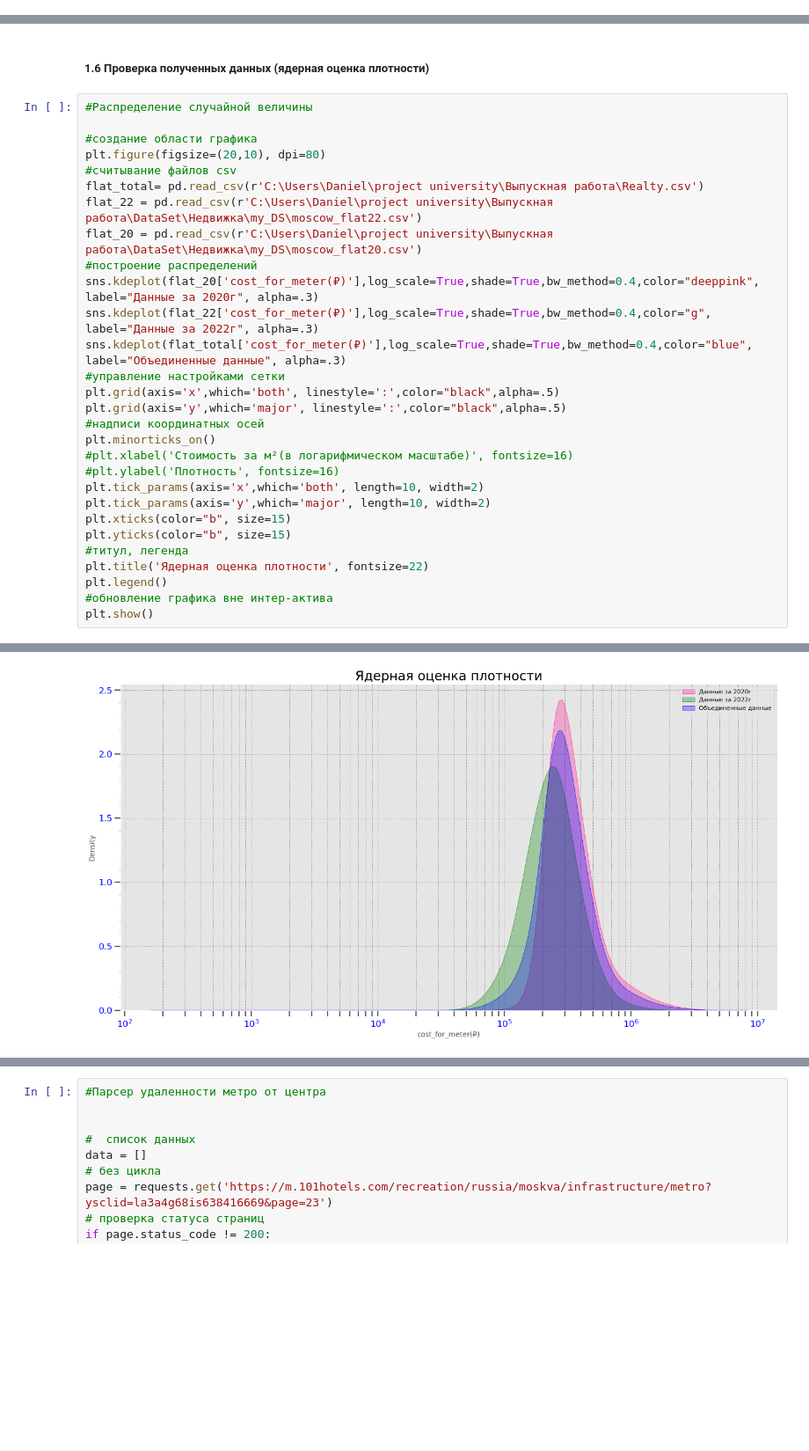
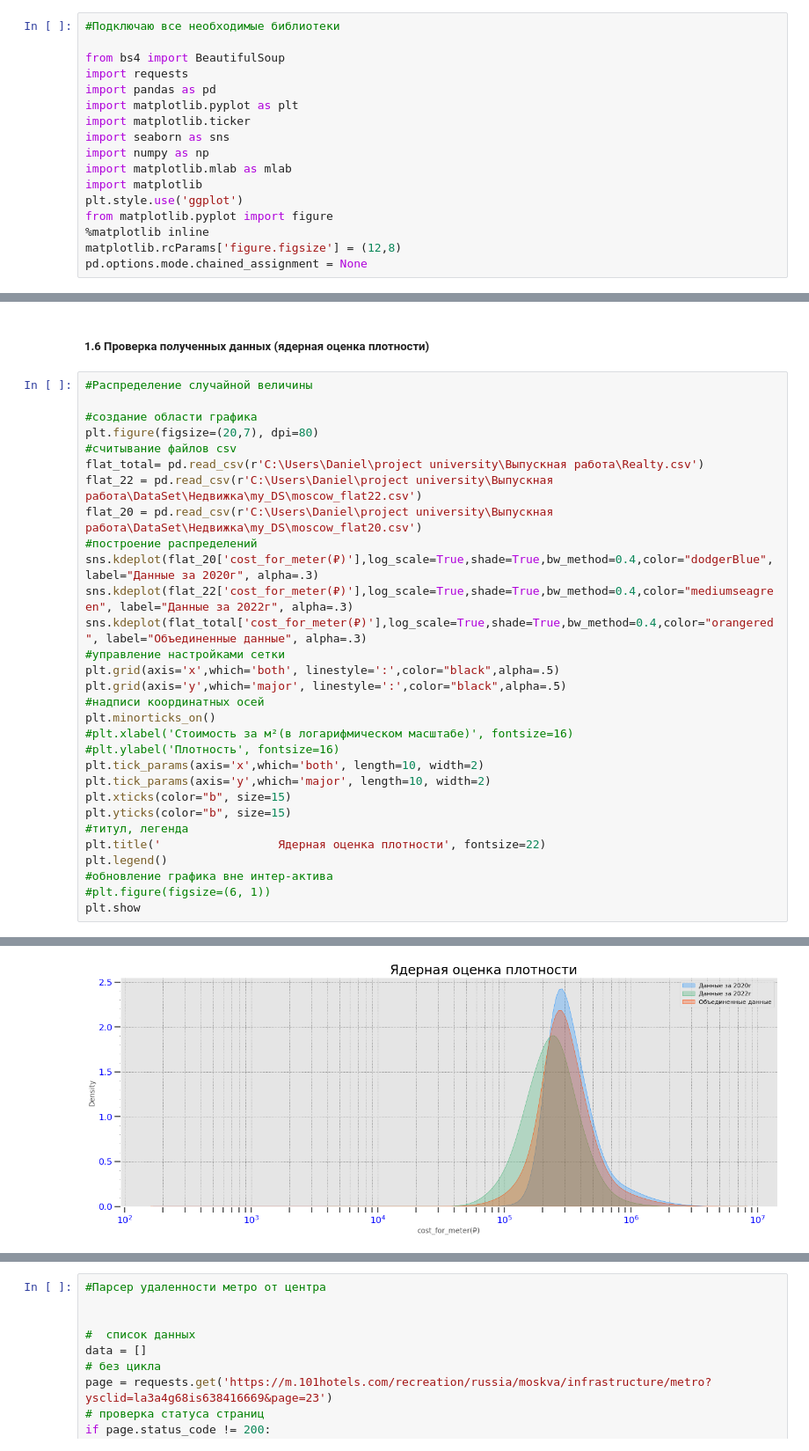
Before and after one commit to Gabuchev/Apartments-in-Moscow---The-simplest-recommendation-system, a Jupyter notebook: Rec.Sys.ipynb, the cells around one changed output, grey strips where cells are left out. Shown: that part at 88% size. Drawn from its saved outputs; the diff is of its cells as text; blank space fills up the shorter version.

```diff
--- a/Rec.Sys.ipynb
+++ b/Rec.Sys.ipynb
@@ -2,6 +2,23 @@
 ##  Рекомендательная система подбора недвижимости
 # %% [markdown]
 ##### 1.1 Парсинг сайта ЕГСН
+# %%
+#Подключаю все необходимые библиотеки
+
+from bs4 import BeautifulSoup
+import requests
+import pandas as pd
+import matplotlib.pyplot as plt
+import matplotlib.ticker
+import seaborn as sns
+import numpy as np
+import matplotlib.mlab as mlab
+import matplotlib
+plt.style.use('ggplot')
+from matplotlib.pyplot import figure
+%matplotlib inline
+matplotlib.rcParams['figure.figsize'] = (12,8)
+pd.options.mode.chained_assignment = None
 # %%
 #Парсер сайта ЕГСН, для получения актуальной информации о стоимости квартир в Москве
 data = []
@@ -214,15 +231,15 @@ result.head(5)
 #Распределение случайной величины
 
 #создание области графика
-plt.figure(figsize=(20,10), dpi=80)
+plt.figure(figsize=(20,7), dpi=80)
 #считывание файлов csv
 flat_total= pd.read_csv(r'C:\Users\Daniel\project university\Выпускная работа\Realty.csv')
 flat_22 = pd.read_csv(r'C:\Users\Daniel\project university\Выпускная работа\DataSet\Недвижка\my_DS\moscow_flat22.csv')
 flat_20 = pd.read_csv(r'C:\Users\Daniel\project university\Выпускная работа\DataSet\Недвижка\my_DS\moscow_flat20.csv')
 #построение распределений
-sns.kdeplot(flat_20['cost_for_meter(₽)'],log_scale=True,shade=True,bw_method=0.4,color="deeppink", label="Данные за 2020г", alpha=.3)
-sns.kdeplot(flat_22['cost_for_meter(₽)'],log_scale=True,shade=True,bw_method=0.4,color="g", label="Данные за 2022г", alpha=.3)
-sns.kdeplot(flat_total['cost_for_meter(₽)'],log_scale=True,shade=True,bw_method=0.4,color="blue", label="Объединенные данные", alpha=.3)
+sns.kdeplot(flat_20['cost_for_meter(₽)'],log_scale=True,shade=True,bw_method=0.4,color="dodgerBlue", label="Данные за 2020г", alpha=.3)
+sns.kdeplot(flat_22['cost_for_meter(₽)'],log_scale=True,shade=True,bw_method=0.4,color="mediumseagreen", label="Данные за 2022г", alpha=.3)
+sns.kdeplot(flat_total['cost_for_meter(₽)'],log_scale=True,shade=True,bw_method=0.4,color="orangered", label="Объединенные данные", alpha=.3)
 #управление настройками сетки
 plt.grid(axis='x',which='both', linestyle=':',color="black",alpha=.5)
 plt.grid(axis='y',which='major', linestyle=':',color="black",alpha=.5)
@@ -235,10 +252,11 @@ plt.tick_params(axis='y',which='major', length=10, width=2)
 plt.xticks(color="b", size=15)
 plt.yticks(color="b", size=15)
 #титул, легенда
-plt.title('Ядерная оценка плотности', fontsize=22)
+plt.title('                 Ядерная оценка плотности', fontsize=22)
 plt.legend()
 #обновление графика вне интер-актива
-plt.show()
+#plt.figure(figsize=(6, 1))
+plt.show
 # %% [output]
 `shade` is now deprecated in favor of `fill`; setting `fill=True`.
 This will become an error in seaborn v0.14.0; please update your code.
@@ -257,2 +276,2 @@ This will become an error in seaborn v0.14.0; please update your code.
-[figure, old version]
+[figure, new version]
 # %% [markdown]
```
Also changed, not shown: parts of 46 cells of this notebook.
